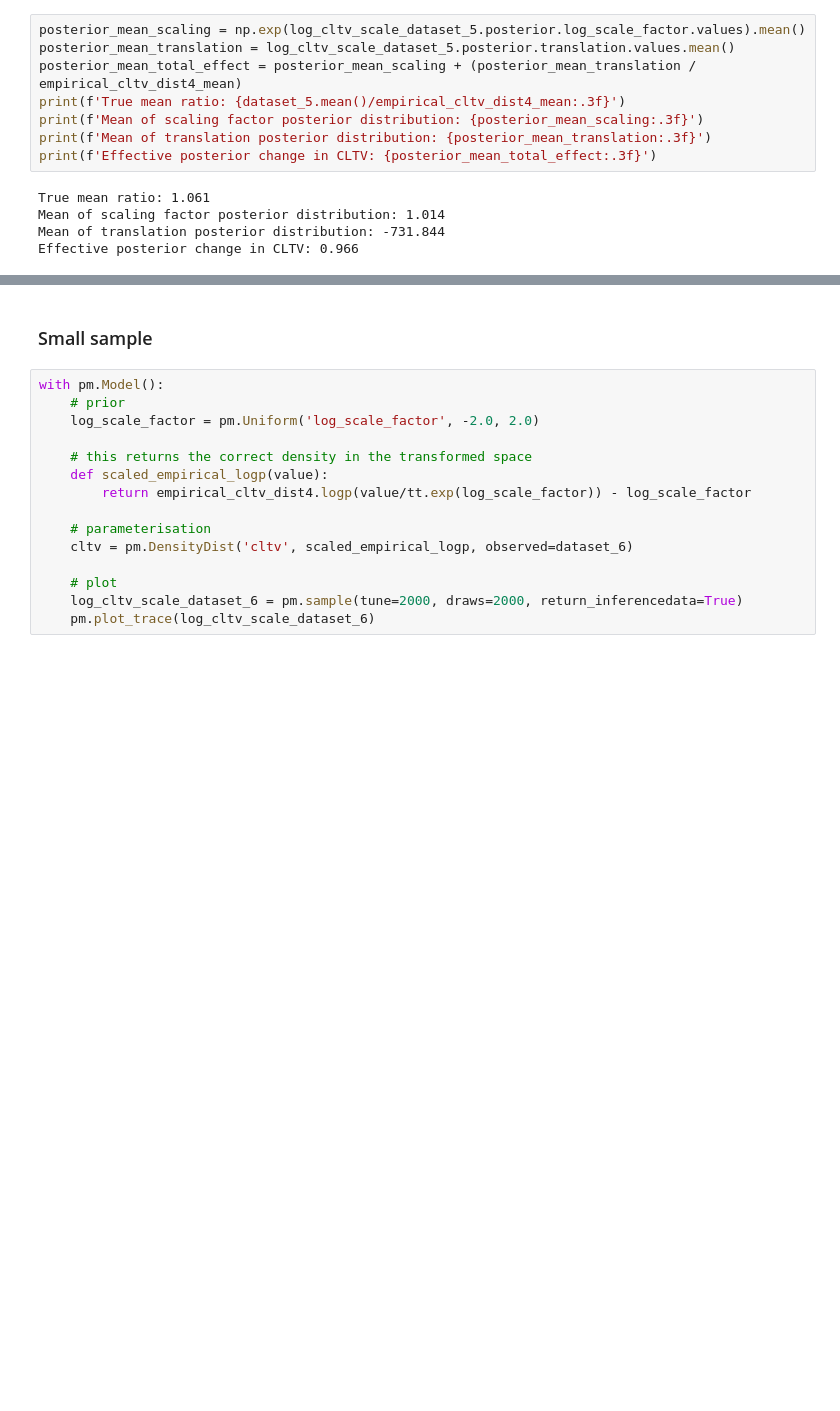
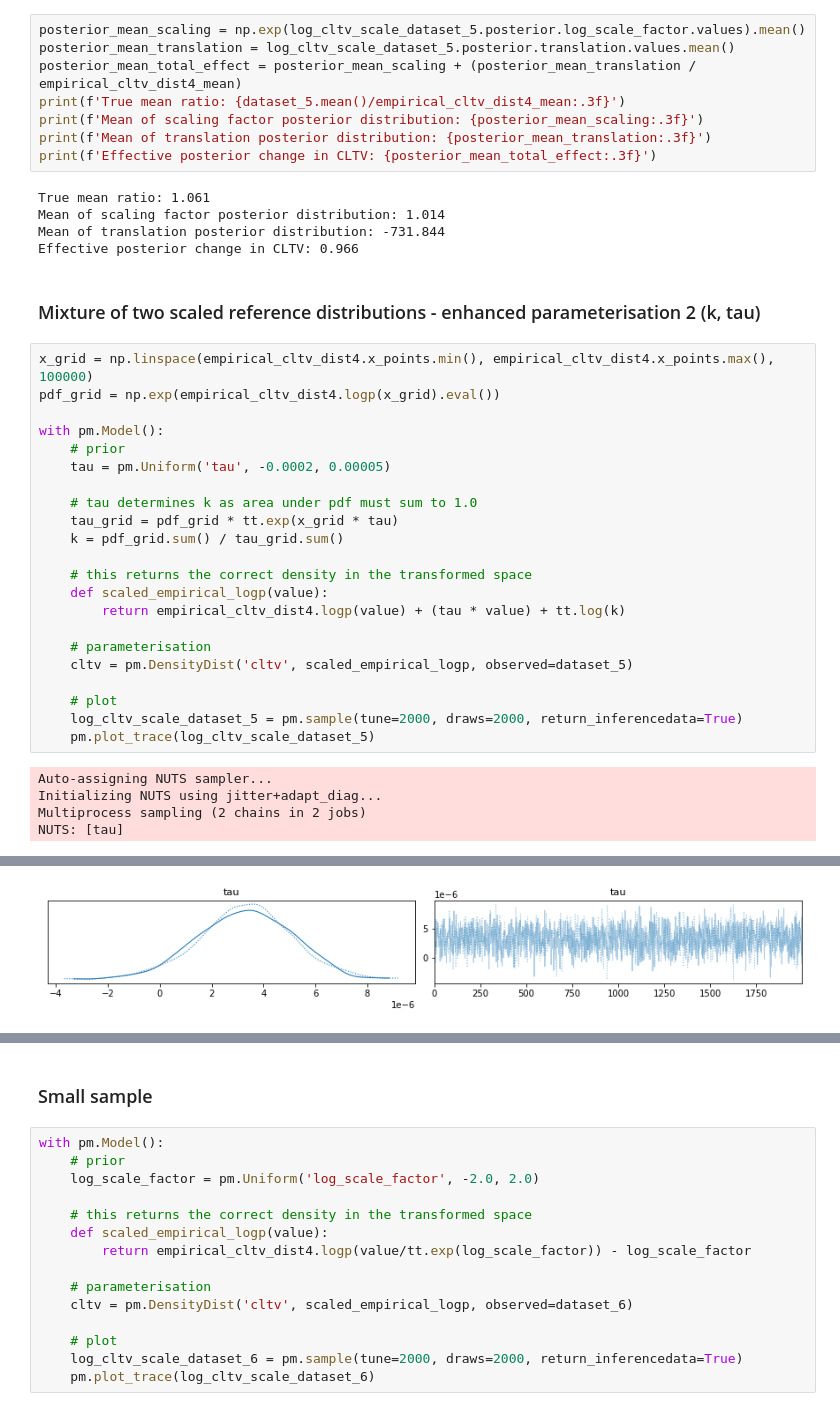
Before and after one commit to jackru/huge-lqg, a Jupyter notebook: bayes/empirical_distribution.ipynb, the cells around one changed output, grey strips where cells are left out. Saved outputs shown, nothing was run; the diff lists cells and outputs as text; blank space fills up the shorter version.

```diff
--- a/bayes/empirical_distribution.ipynb
+++ b/bayes/empirical_distribution.ipynb
@@ -741,3 +741,32 @@ True mean ratio: 1.061
 Mean of scaling factor posterior distribution: 1.014
 Mean of translation posterior distribution: -731.844
 Effective posterior change in CLTV: 0.966
+# %% [markdown]
+### Mixture of two scaled reference distributions - enhanced parameterisation 2 (k, tau)
+# %%
+x_grid = np.linspace(empirical_cltv_dist4.x_points.min(), empirical_cltv_dist4.x_points.max(), 100000)
+pdf_grid = np.exp(empirical_cltv_dist4.logp(x_grid).eval())
+
+with pm.Model():
+    # prior
+    tau = pm.Uniform('tau', -0.0002, 0.00005)
+
+    # tau determines k as area under pdf must sum to 1.0
+    tau_grid = pdf_grid * tt.exp(x_grid * tau)
+    k = pdf_grid.sum() / tau_grid.sum()
+
+    # this returns the correct density in the transformed space
+    def scaled_empirical_logp(value):
+        return empirical_cltv_dist4.logp(value) + (tau * value) + tt.log(k)
+
+    # parameterisation
+    cltv = pm.DensityDist('cltv', scaled_empirical_logp, observed=dataset_5)
+
+    # plot
+    log_cltv_scale_dataset_5 = pm.sample(tune=2000, draws=2000, return_inferencedata=True)
+    pm.plot_trace(log_cltv_scale_dataset_5)
+# %% [output]
+Auto-assigning NUTS sampler...
+Initializing NUTS using jitter+adapt_diag...
+Multiprocess sampling (2 chains in 2 jobs)
+NUTS: [tau]
@@ -743,0 +775 @@ Effective posterior change in CLTV: 0.966
+[figure, added]
```
Also changed, not shown: parts of 6 cells of this notebook.
